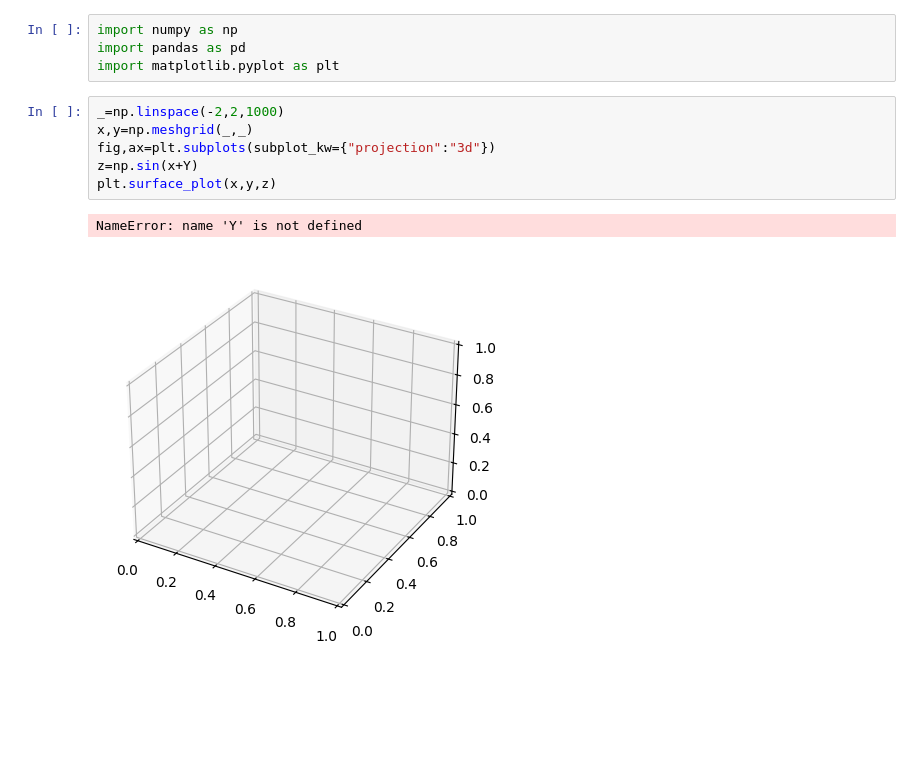
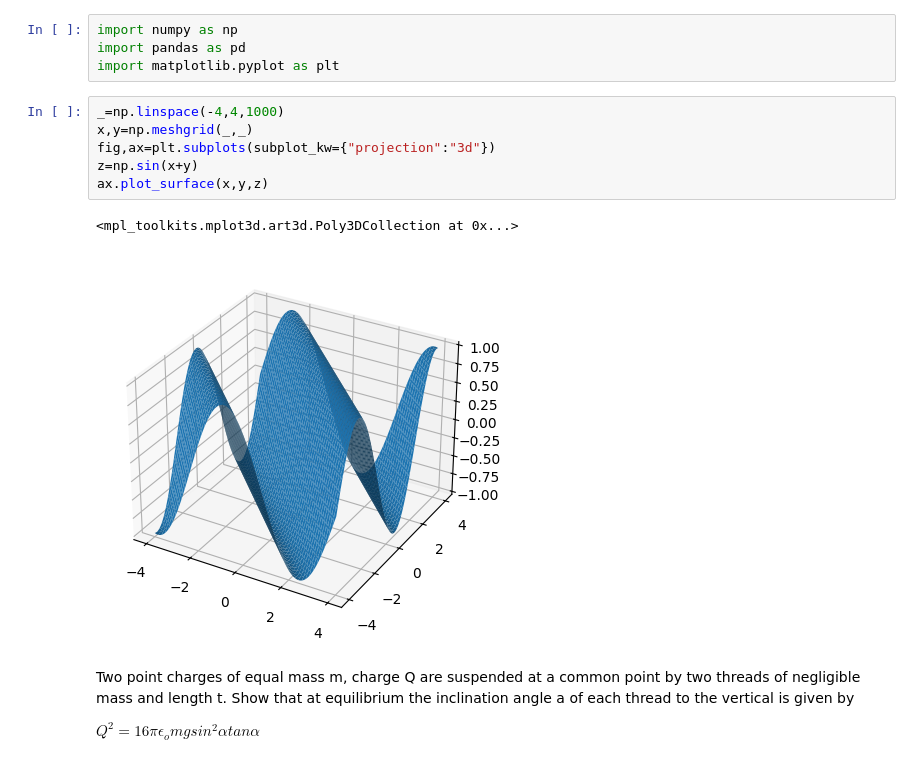
Before and after one commit to ODARI-CHARLES1/matplotlibs, a Jupyter notebook: 3d_plot.ipynb, the cells around one changed output. Drawn from its saved outputs; the diff is of its cells as text; blank space fills up the shorter version.

Commit message:
Chore: update 3d_plot.ipynb notebook

```diff
--- a/3d_plot.ipynb
+++ b/3d_plot.ipynb
@@ -3,11 +3,17 @@ import numpy as np
 import pandas as pd
 import matplotlib.pyplot as plt
 # %%
-_=np.linspace(-2,2,1000)
+_=np.linspace(-4,4,1000)
 x,y=np.meshgrid(_,_)
 fig,ax=plt.subplots(subplot_kw={"projection":"3d"})
-z=np.sin(x+Y)
-plt.surface_plot(x,y,z)
+z=np.sin(x+y)
+ax.plot_surface(x,y,z)
 # %% [output]
-NameError: name 'Y' is not defined
+<mpl_toolkits.mplot3d.art3d.Poly3DCollection at 0x...>
-[figure, old version]
+[figure, new version]
+# %% [markdown]
+Two point charges of equal mass m, charge Q are suspended at a common point by two
+threads of negligible mass and length t. Show that at equilibrium the inclination angle a of
+each thread to the vertical is given by
+
+$Q^2=16\pi\epsilon_o mg sin^2\alpha tan\alpha$
```
